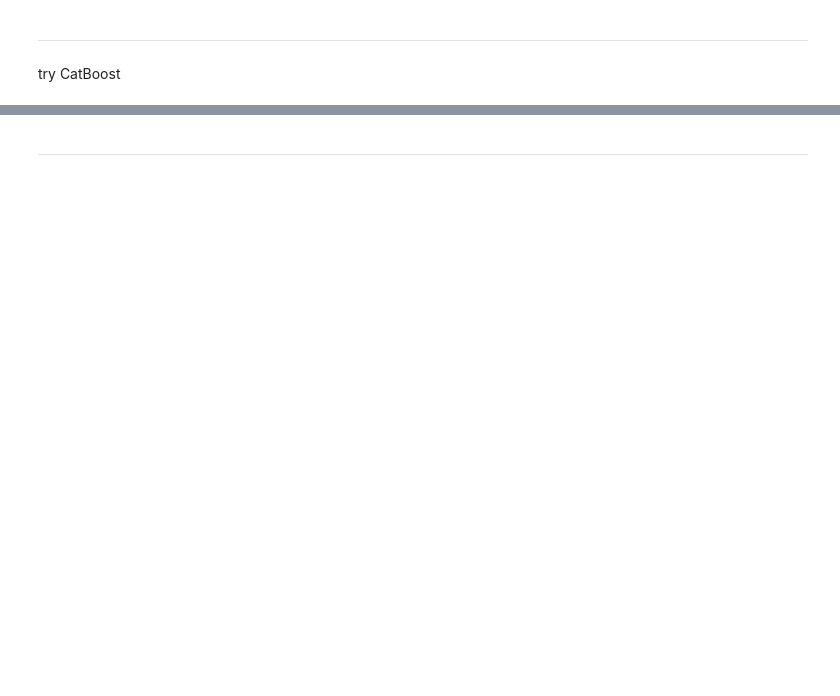
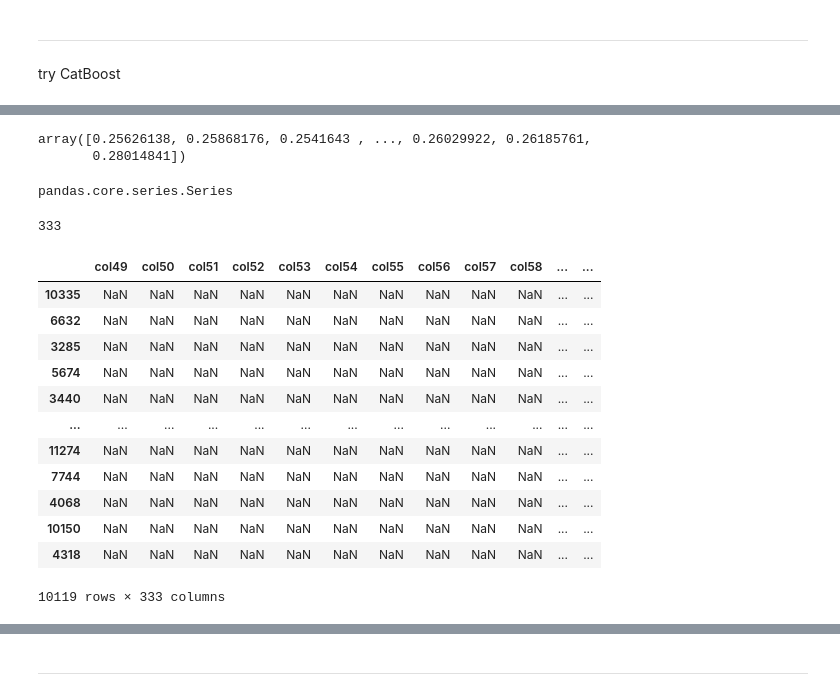
Before and after one commit to 999rse/noa_smlt, a Jupyter notebook: playbook.ipynb, the cells around one changed output, grey strips where cells are left out. Cells and saved outputs as stored; diff of their text form; code cells hidden in the pictures; blank space fills up the shorter version.

```diff
--- a/playbook.ipynb
+++ b/playbook.ipynb
@@ -310,0 +463,2 @@ Train_data
+# %%
+myCatCols =  [col for col in datat.columns if datat[col].dtype=="object"]
@@ -310,0 +489,5 @@ Train_data
+# %%
+datat[col].unique()
+# %% [output]
+array([0.25626138, 0.25868176, 0.2541643 , ..., 0.26029922, 0.26185761,
+       0.28014841])
@@ -310,0 +498,24 @@ Train_data
+# %%
+type(Train_data[l])
+# %% [output]
+pandas.core.series.Series
+# %%
+len(myCatCols)
+# %% [output]
+333
+# %%
+Train_data[myCatCols]
+# %% [output]
+|  | col49 | col50 | col51 | col52 | col53 | col54 | col55 | col56 | col57 | col58 | ... | ... |
+| 10335 | NaN | NaN | NaN | NaN | NaN | NaN | NaN | NaN | NaN | NaN | ... | ... |
+| 6632 | NaN | NaN | NaN | NaN | NaN | NaN | NaN | NaN | NaN | NaN | ... | ... |
+| 3285 | NaN | NaN | NaN | NaN | NaN | NaN | NaN | NaN | NaN | NaN | ... | ... |
+| 5674 | NaN | NaN | NaN | NaN | NaN | NaN | NaN | NaN | NaN | NaN | ... | ... |
+| 3440 | NaN | NaN | NaN | NaN | NaN | NaN | NaN | NaN | NaN | NaN | ... | ... |
+| ... | ... | ... | ... | ... | ... | ... | ... | ... | ... | ... | ... | ... |
+| 11274 | NaN | NaN | NaN | NaN | NaN | NaN | NaN | NaN | NaN | NaN | ... | ... |
+| 7744 | NaN | NaN | NaN | NaN | NaN | NaN | NaN | NaN | NaN | NaN | ... | ... |
+| 4068 | NaN | NaN | NaN | NaN | NaN | NaN | NaN | NaN | NaN | NaN | ... | ... |
+| 10150 | NaN | NaN | NaN | NaN | NaN | NaN | NaN | NaN | NaN | NaN | ... | ... |
+| 4318 | NaN | NaN | NaN | NaN | NaN | NaN | NaN | NaN | NaN | NaN | ... | ... |
+10119 rows × 333 columns
```
Also changed, not shown: parts of 29 cells of this notebook.
